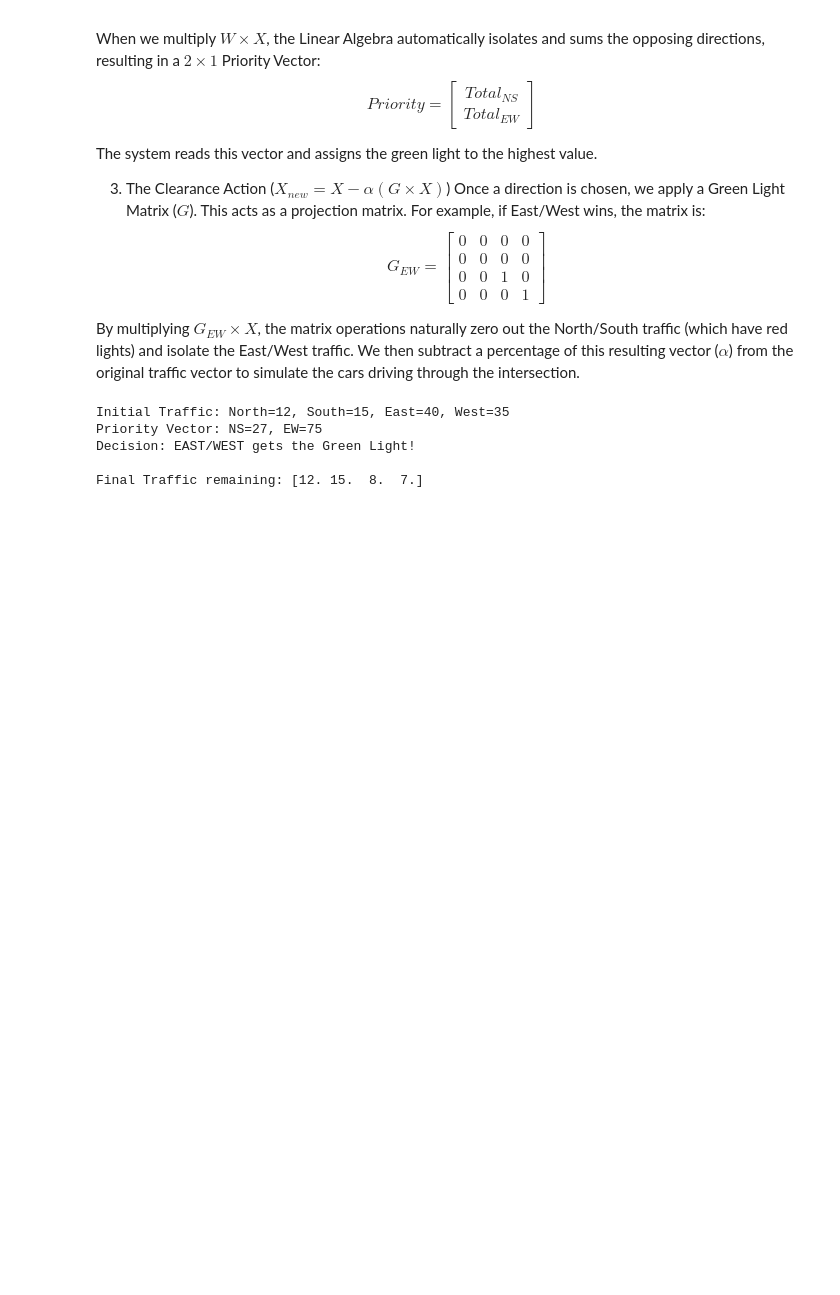
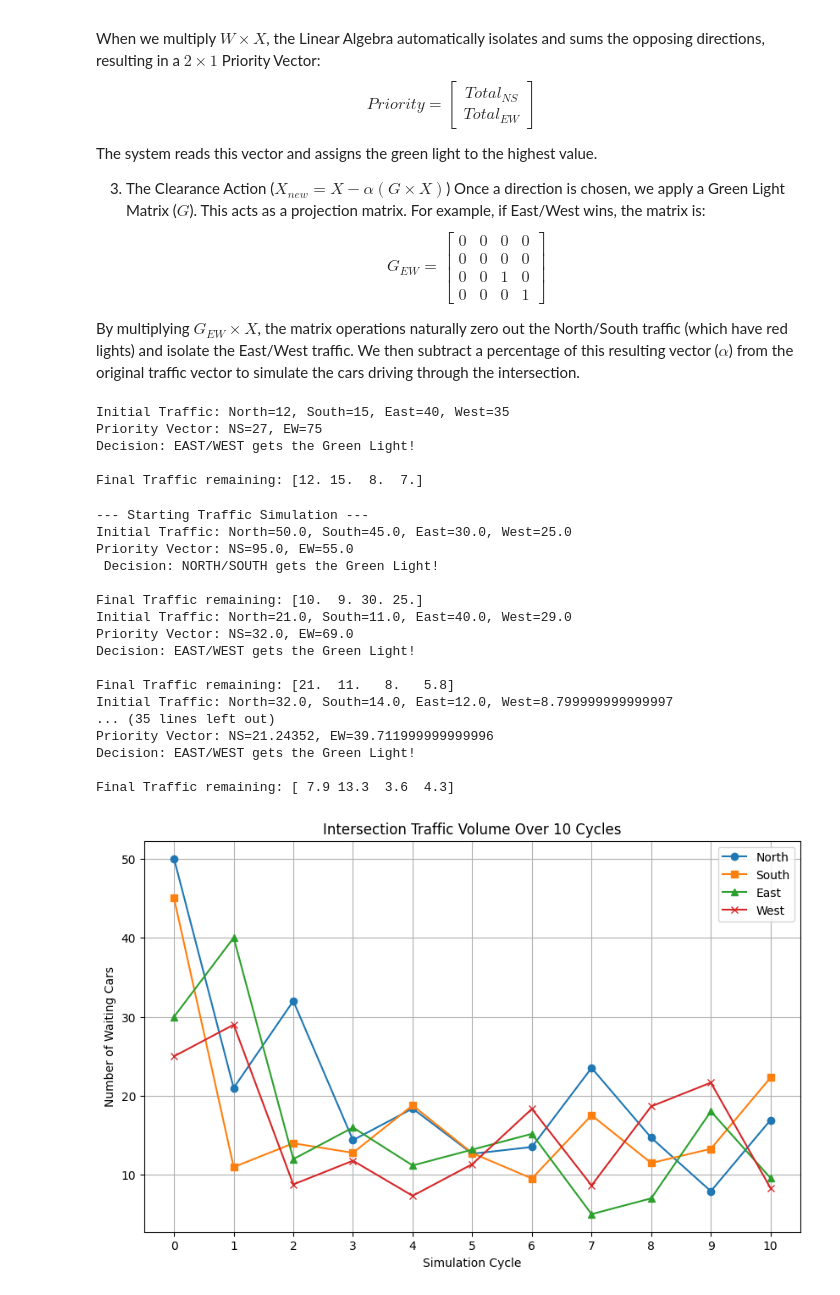
Before and after one commit to Modaniels/traffic-control-system, a Jupyter notebook: traffic_control.ipynb, the cells around one changed output. Drawn from its saved outputs; the diff is of its cells as text; code cells hidden in the pictures; blank space fills up the shorter version.

```diff
--- a/traffic_control.ipynb
+++ b/traffic_control.ipynb
@@ -79,3 +79,66 @@ Priority Vector: NS=27, EW=75
 Decision: EAST/WEST gets the Green Light!
 
 Final Traffic remaining: [12. 15.  8.  7.]
+# %%
+import matplotlib.pyplot as plt
+
+# Simulating traffic control over multiple cycles with visualization
+print("\n--- Starting Traffic Simulation ---")
+
+# Let's start with a new traffic vector and simulate 10 cycles of traffic lights
+sim_traffic = np.array([50.0, 45.0, 30.0, 25.0])
+
+# Lists to store data for plotting
+history_north = [sim_traffic[0]]
+history_south = [sim_traffic[1]]
+history_east = [sim_traffic[2]]
+history_west = [sim_traffic[3]]
+cycles = [0]
+
+for cycle in range(1, 11):
+    sim_traffic = traffic_light_algorithm(sim_traffic)
+
+    # Simulate new cars arriving at each intersection during the cycle
+    new_arrivals = np.random.randint(2, 12, size=4)
+    sim_traffic += new_arrivals
+
+    # Record history
+    history_north.append(sim_traffic[0])
+    history_south.append(sim_traffic[1])
+    history_east.append(sim_traffic[2])
+    history_west.append(sim_traffic[3])
+    cycles.append(cycle)
+
+# Plotting the results
+plt.figure(figsize=(10, 6))
+plt.plot(cycles, history_north, label='North', marker='o')
+plt.plot(cycles, history_south, label='South', marker='s')
+plt.plot(cycles, history_east, label='East', marker='^')
+plt.plot(cycles, history_west, label='West', marker='x')
+
+plt.title('Intersection Traffic Volume Over 10 Cycles')
+plt.xlabel('Simulation Cycle')
+plt.ylabel('Number of Waiting Cars')
+plt.legend()
+plt.grid(True)
+plt.xticks(cycles)
+plt.show()
+# %% [output]
+--- Starting Traffic Simulation ---
+Initial Traffic: North=50.0, South=45.0, East=30.0, West=25.0
+Priority Vector: NS=95.0, EW=55.0
+ Decision: NORTH/SOUTH gets the Green Light!
+
+Final Traffic remaining: [10.  9. 30. 25.]
+Initial Traffic: North=21.0, South=11.0, East=40.0, West=29.0
+Priority Vector: NS=32.0, EW=69.0
+Decision: EAST/WEST gets the Green Light!
+
+Final Traffic remaining: [21.  11.   8.   5.8]
+Initial Traffic: North=32.0, South=14.0, East=12.0, West=8.799999999999997
+... (35 lines left out)
+Priority Vector: NS=21.24352, EW=39.711999999999996
+Decision: EAST/WEST gets the Green Light!
+
+Final Traffic remaining: [ 7.9 13.3  3.6  4.3]
+[figure, added]
```
